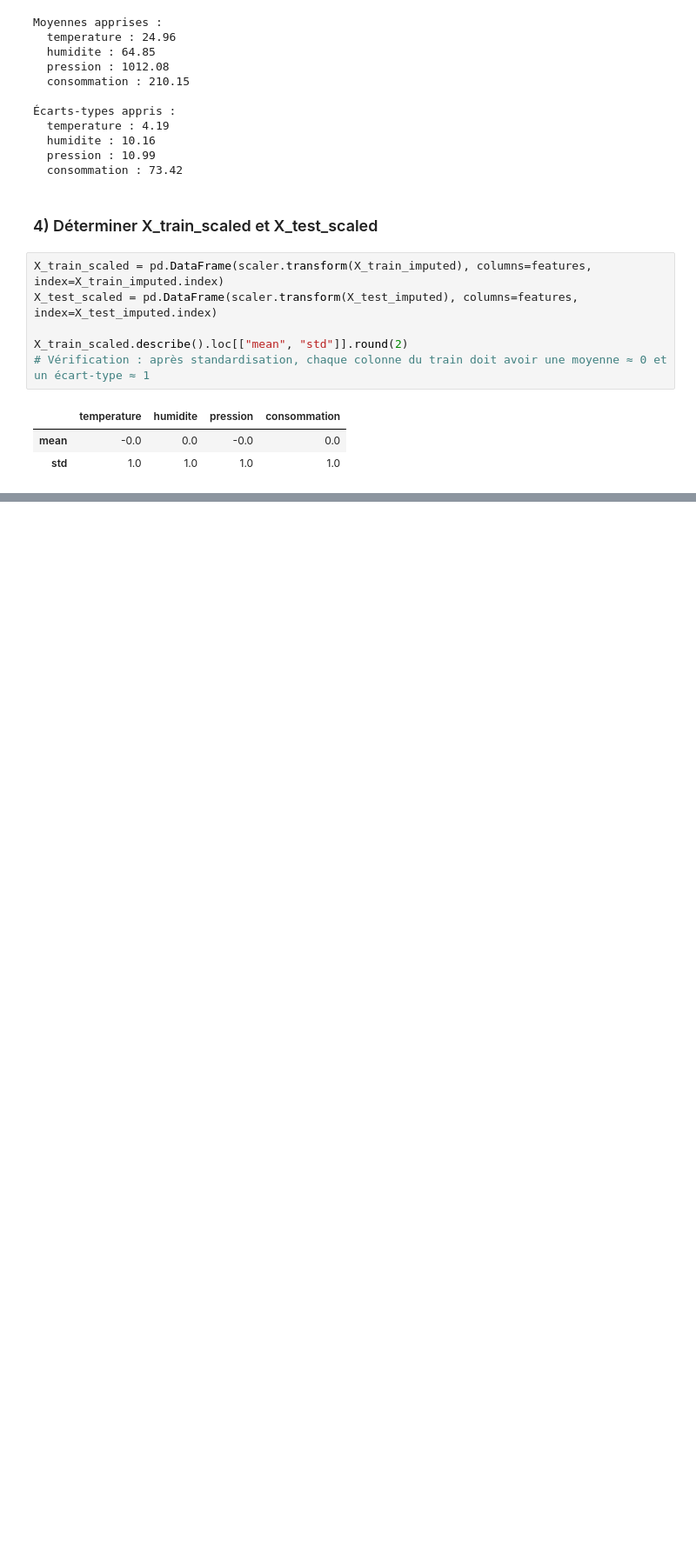
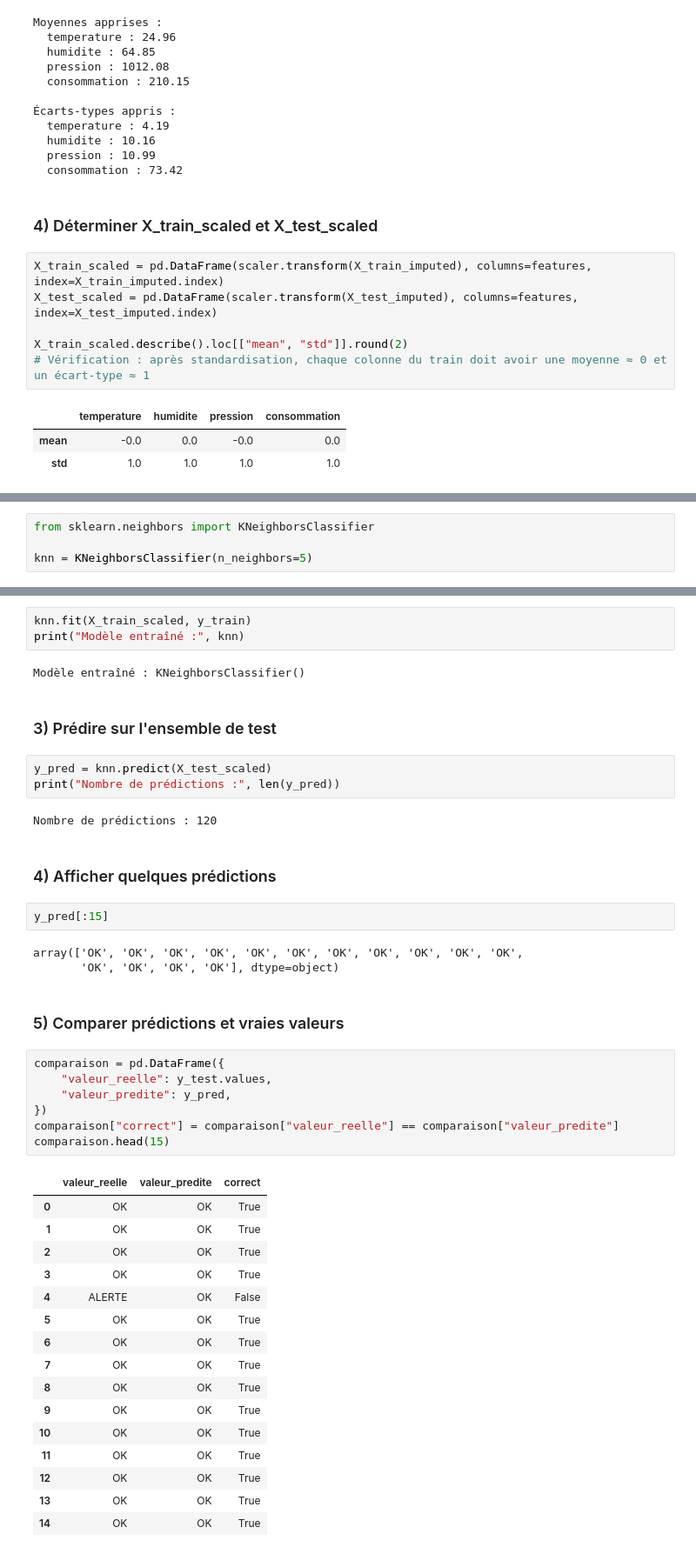
Before and after one commit to Abdouaziz2/atelier_scikit-learn_iot-, a Jupyter notebook: notebooks/atelier_ scikit-learn_iot.ipynb, the cells around one changed output, grey strips where cells are left out. Shown at 87% size. Cells and saved outputs as stored; diff of their text form; blank space fills up the shorter version.

Commit message:
Partie 6 – Entrainement et prédiction d’un modèle

```diff
--- a/notebooks/atelier_ scikit-learn_iot.ipynb
+++ b/notebooks/atelier_ scikit-learn_iot.ipynb
@@ -332,0 +342,4 @@ X_train_scaled.describe().loc[["mean", "std"]].round(2)
+# %%
+from sklearn.neighbors import KNeighborsClassifier
+
+knn = KNeighborsClassifier(n_neighbors=5)
@@ -332,0 +348,45 @@ X_train_scaled.describe().loc[["mean", "std"]].round(2)
+# %%
+knn.fit(X_train_scaled, y_train)
+print("Modèle entraîné :", knn)
+# %% [output]
+Modèle entraîné : KNeighborsClassifier()
+# %% [markdown]
+### 3) Prédire sur l'ensemble de test
+# %%
+y_pred = knn.predict(X_test_scaled)
+print("Nombre de prédictions :", len(y_pred))
+# %% [output]
+Nombre de prédictions : 120
+# %% [markdown]
+### 4) Afficher quelques prédictions
+# %%
+y_pred[:15]
+# %% [output]
+array(['OK', 'OK', 'OK', 'OK', 'OK', 'OK', 'OK', 'OK', 'OK', 'OK', 'OK',
+       'OK', 'OK', 'OK', 'OK'], dtype=object)
+# %% [markdown]
+### 5) Comparer prédictions et vraies valeurs
+# %%
+comparaison = pd.DataFrame({
+    "valeur_reelle": y_test.values,
+    "valeur_predite": y_pred,
+})
+comparaison["correct"] = comparaison["valeur_reelle"] == comparaison["valeur_predite"]
+comparaison.head(15)
+# %% [output]
+|  | valeur_reelle | valeur_predite | correct |
+| 0 | OK | OK | True |
+| 1 | OK | OK | True |
+| 2 | OK | OK | True |
+| 3 | OK | OK | True |
+| 4 | ALERTE | OK | False |
+| 5 | OK | OK | True |
+| 6 | OK | OK | True |
+| 7 | OK | OK | True |
+| 8 | OK | OK | True |
+| 9 | OK | OK | True |
+| 10 | OK | OK | True |
+| 11 | OK | OK | True |
+| 12 | OK | OK | True |
+| 13 | OK | OK | True |
+| 14 | OK | OK | True |
```
Also changed, not shown: parts of 4 cells of this notebook.
